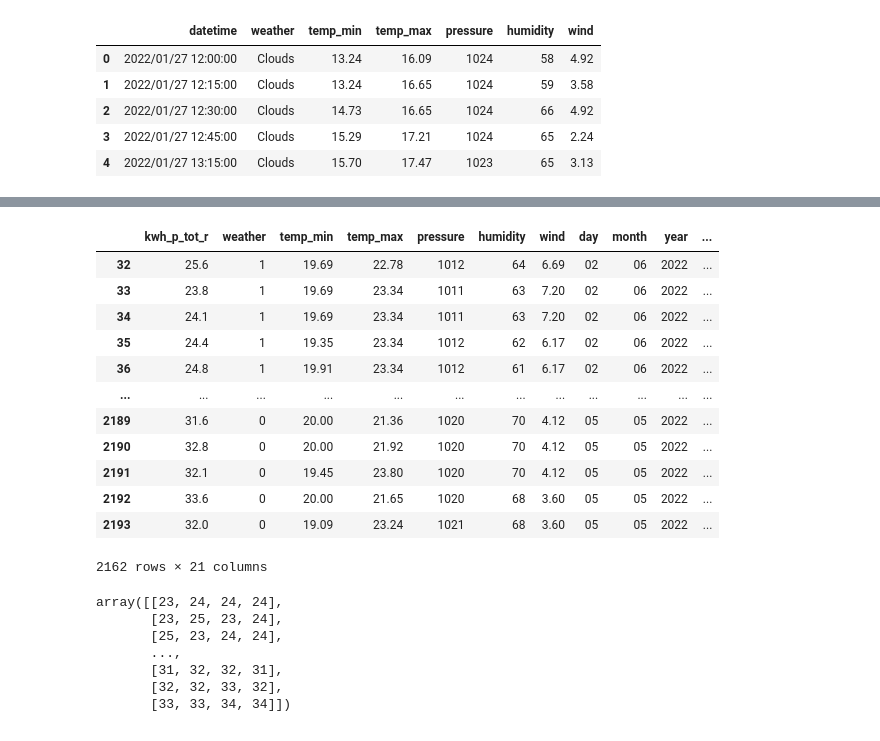
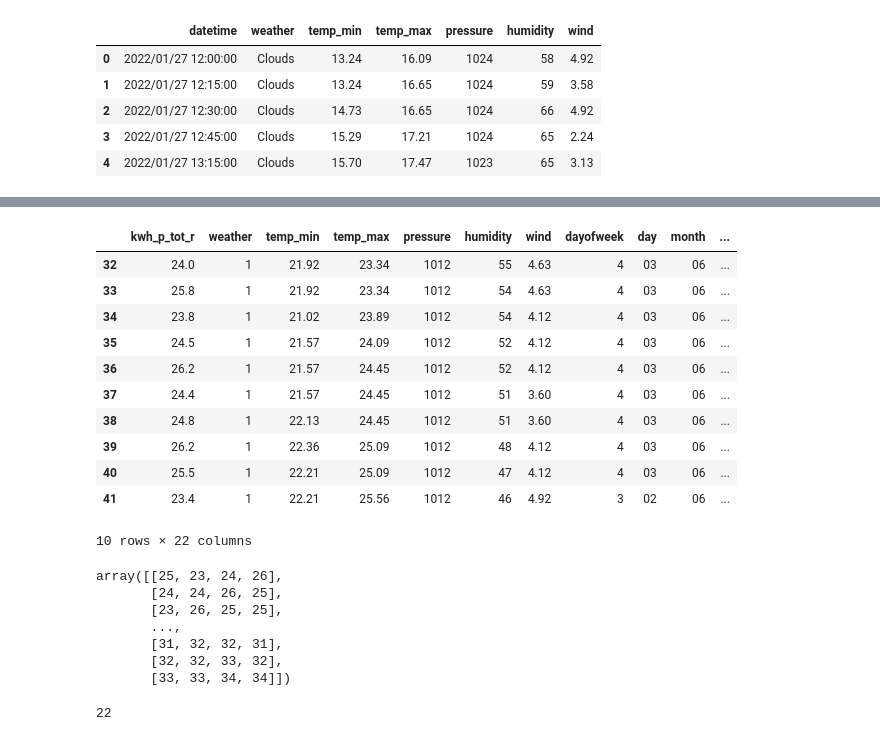
Before and after one commit to ertis-research/MultiAgentSystem, a Jupyter notebook: Code/models/model_training.ipynb, the cells around one changed output, grey strips where cells are left out. Saved outputs shown, nothing was run; the diff lists cells and outputs as text; code cells hidden in the pictures.

```diff
--- a/Code/models/model_training.ipynb
+++ b/Code/models/model_training.ipynb
@@ -22,5 +32,8 @@ password =''
 # %%
-client = MongoClient(host=host, username=user, password=password)
+host = ''
+user = ''
+passw = ''
+client = MongoClient(host = host, username=user, password=passw)
 db = client.Ebalance
 col = db["emv210"]
 data1 = col.find({},{"datetime" : 1, "kwh_p_tot_r" : 1}).sort("_id", -1)
@@ -68,5 +83,6 @@ df_final.head()
 # %%
 df_final['datetime'] = pd.to_datetime(df_final.datetime)
+df_final['dayofweek'] = df_final['datetime'].dt.dayofweek
 df_final['datetime'] = df_final['datetime'].dt.strftime('%d/%m/%Y %H:%M:%S')
 df_final["day"] = df_final["datetime"].str[0:2]
 df_final["month"] = df_final["datetime"].str[3:5]
@@ -75,3 +91,12 @@ df_final["hour"] = df_final["datetime"].str[11:13]
 df_final["minute"] = df_final["datetime"].str[14:16]
 df_final["second"] = df_final["datetime"].str[17:19]
 df_final= df_final.drop(['datetime', "_id"], axis = 1)
+df_final["weather"] = df_final["weather"].replace("Clouds", 0)
+df_final["weather"] = df_final["weather"].replace("Clear", 1)
+df_final["weather"] = df_final["weather"].replace("Rain", 2)
+df_final["weather"] = df_final["weather"].replace("Drizzle", 3)
+df_final["weather"] = df_final["weather"].replace("Mist", 4)
+df_final["weather"] = df_final["weather"].replace("Thunderstorm", 5)
+df_final["weather"] = df_final["weather"].replace("Haze", 6)
+df_final["weather"] = df_final["weather"].replace("Fog", 7)
+df_final.astype('float32').dtypes
@@ -182,28 +270,27 @@ features = df_final.iloc[:,:-4]
 X=features
 y=np.ravel(labels)
 # %%
-X
+X[:10]
 # %% [output]
-|  | kwh_p_tot_r | weather | temp_min | temp_max | pressure | humidity | wind | day | month | year | ... |
-| 32 | 25.6 | 1 | 19.69 | 22.78 | 1012 | 64 | 6.69 | 02 | 06 | 2022 | ... |
-| 33 | 23.8 | 1 | 19.69 | 23.34 | 1011 | 63 | 7.20 | 02 | 06 | 2022 | ... |
-| 34 | 24.1 | 1 | 19.69 | 23.34 | 1011 | 63 | 7.20 | 02 | 06 | 2022 | ... |
-| 35 | 24.4 | 1 | 19.35 | 23.34 | 1012 | 62 | 6.17 | 02 | 06 | 2022 | ... |
-| 36 | 24.8 | 1 | 19.91 | 23.34 | 1012 | 61 | 6.17 | 02 | 06 | 2022 | ... |
-| ... | ... | ... | ... | ... | ... | ... | ... | ... | ... | ... | ... |
-| 2189 | 31.6 | 0 | 20.00 | 21.36 | 1020 | 70 | 4.12 | 05 | 05 | 2022 | ... |
-| 2190 | 32.8 | 0 | 20.00 | 21.92 | 1020 | 70 | 4.12 | 05 | 05 | 2022 | ... |
-| 2191 | 32.1 | 0 | 19.45 | 23.80 | 1020 | 70 | 4.12 | 05 | 05 | 2022 | ... |
-| 2192 | 33.6 | 0 | 20.00 | 21.65 | 1020 | 68 | 3.60 | 05 | 05 | 2022 | ... |
-| 2193 | 32.0 | 0 | 19.09 | 23.24 | 1021 | 68 | 3.60 | 05 | 05 | 2022 | ... |
+|  | kwh_p_tot_r | weather | temp_min | temp_max | pressure | humidity | wind | dayofweek | day | month | ... |
+| 32 | 24.0 | 1 | 21.92 | 23.34 | 1012 | 55 | 4.63 | 4 | 03 | 06 | ... |
+| 33 | 25.8 | 1 | 21.92 | 23.34 | 1012 | 54 | 4.63 | 4 | 03 | 06 | ... |
+| 34 | 23.8 | 1 | 21.02 | 23.89 | 1012 | 54 | 4.12 | 4 | 03 | 06 | ... |
+| 35 | 24.5 | 1 | 21.57 | 24.09 | 1012 | 52 | 4.12 | 4 | 03 | 06 | ... |
+| 36 | 26.2 | 1 | 21.57 | 24.45 | 1012 | 52 | 4.12 | 4 | 03 | 06 | ... |
+| 37 | 24.4 | 1 | 21.57 | 24.45 | 1012 | 51 | 3.60 | 4 | 03 | 06 | ... |
+| 38 | 24.8 | 1 | 22.13 | 24.45 | 1012 | 51 | 3.60 | 4 | 03 | 06 | ... |
+| 39 | 26.2 | 1 | 22.36 | 25.09 | 1012 | 48 | 4.12 | 4 | 03 | 06 | ... |
+| 40 | 25.5 | 1 | 22.21 | 25.09 | 1012 | 47 | 4.12 | 4 | 03 | 06 | ... |
+| 41 | 23.4 | 1 | 22.21 | 25.56 | 1012 | 46 | 4.92 | 3 | 02 | 06 | ... |
-2162 rows × 21 columns
+10 rows × 22 columns
 # %%
 y = labels.reshape((len(features), 4))
 y
 # %% [output]
-array([[23, 24, 24, 24],
-       [23, 25, 23, 24],
-       [25, 23, 24, 24],
+array([[25, 23, 24, 26],
+       [24, 24, 26, 25],
+       [23, 26, 25, 25],
        ...,
        [31, 32, 32, 31],
        [32, 32, 33, 32],
@@ -211,6 +298,10 @@ array([[23, 24, 24, 24],
 # %%
 X_train, X_aux, y_train, Y_aux = train_test_split(X, y, test_size=0.4, random_state=42, shuffle=True)
 X_test, X_val, y_test, y_val = train_test_split(X_aux, Y_aux, test_size=0.5, random_state=42, shuffle=True)
+# %%
+len(X_train[0:10].columns)
+# %% [output]
+22
 # %%
 scaler = StandardScaler().fit(X_train)
 X_train = scaler.transform(X_train)
```
Also changed, not shown: parts of 48 cells of this notebook, 9 other files.
